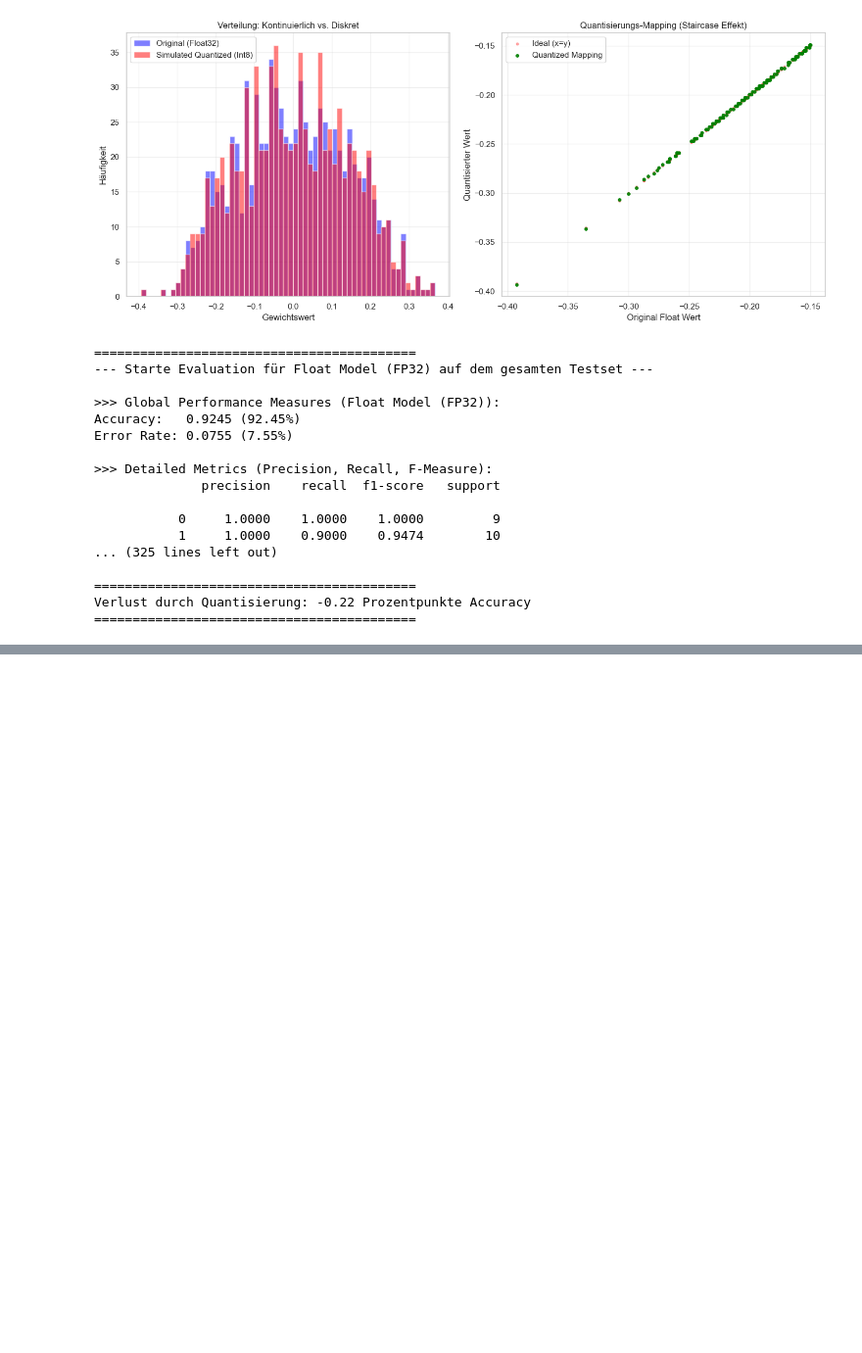
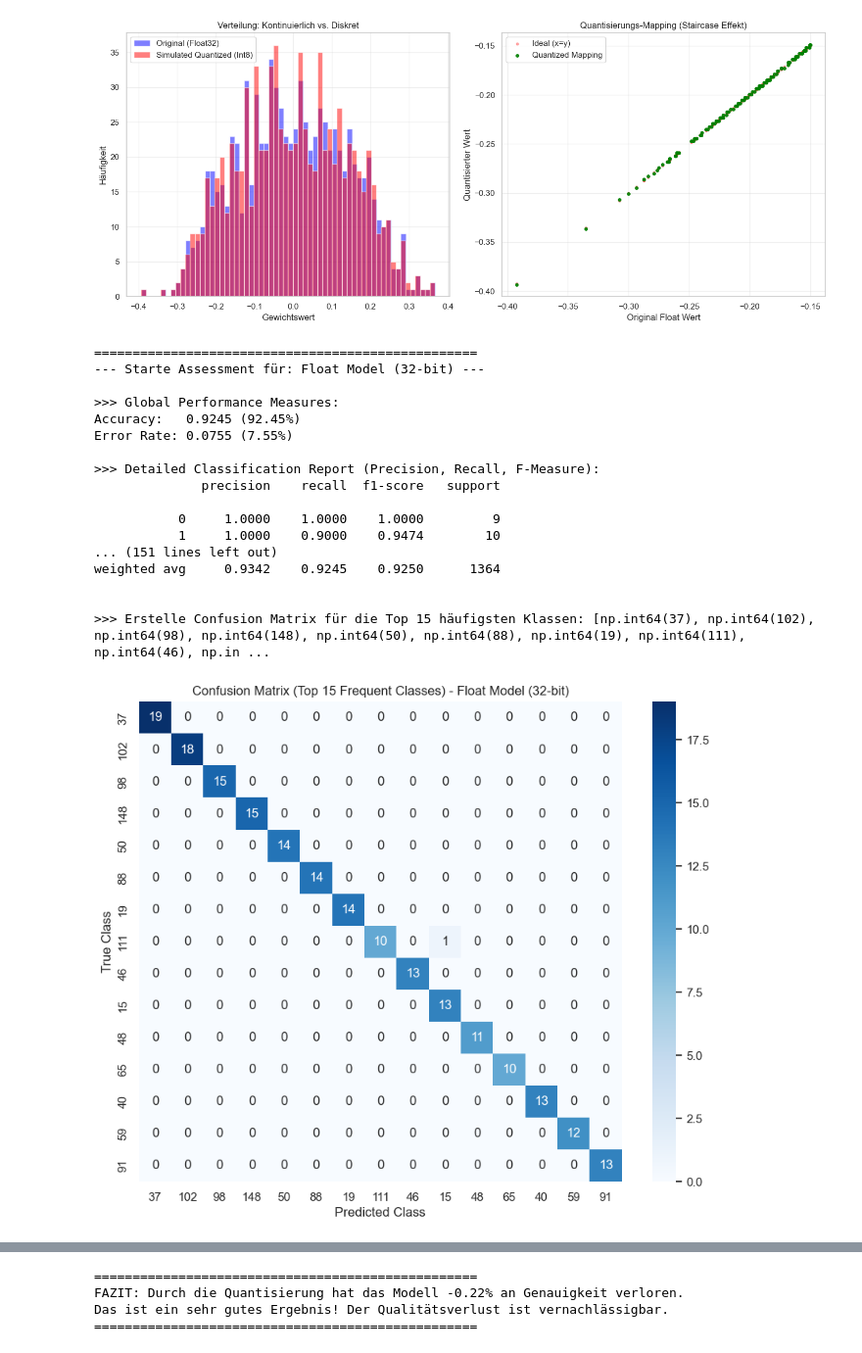
Before and after one commit to DomiTe/Forschungsprojekt, a Jupyter notebook: notebooks/03_quantization_visualization .ipynb, the cells around one changed output, grey strips where cells are left out. Shown at 98% size. Saved outputs shown, nothing was run; the diff lists cells and outputs as text; code cells hidden in the pictures; blank space fills up the shorter version.

Commit message:
update confusion matrix

```diff
--- a/notebooks/03_quantization_visualization .ipynb
+++ b/notebooks/03_quantization_visualization .ipynb
@@ -345,33 +371,43 @@ plt.show()
 # %% [output]
 [figure]
 # %%
-print("==========================================")
-acc_f, err_f = evaluate_classifier(f_model, test_loader, DEVICE, model_name="Float Model (FP32)")
+# 1. Daten laden (falls noch nicht geschehen)
+# train_loader, test_loader = get_data_loaders()
 
-# 2. Quantized Modell bewerten
-print("\n==========================================")
-acc_q, err_q = evaluate_classifier(q_model, test_loader, DEVICE, model_name="Quantized Model (INT8)")
+# 2. Bewertung durchführen
+# Annahme: 'model_f' ist dein Float-Modell, 'q_model' ist dein quantisiertes Modell
 
-# 3. Vergleich
-diff_acc = acc_f - acc_q
-print("\n==========================================")
-print(f"Verlust durch Quantisierung: {diff_acc*100:.2f} Prozentpunkte Accuracy")
-print("==========================================")
+print("==================================================")
+acc_float = assess_classification_performance(f_model, test_loader, DEVICE, model_name="Float Model (32-bit)")
+
+print("\n==================================================")
+acc_quant = assess_classification_performance(q_model, test_loader, DEVICE, model_name="Quantized Model (8-bit)")
+
+# 3. Fazit
+diff = acc_float - acc_quant
+print("\n==================================================")
+print(f"FAZIT: Durch die Quantisierung hat das Modell {diff*100:.2f}% an Genauigkeit verloren.")
+if diff < 0.01:
+    print("Das ist ein sehr gutes Ergebnis! Der Qualitätsverlust ist vernachlässigbar.")
+else:
+    print("Der Verlust ist spürbar. Eventuell muss das Retraining (QAT) länger laufen.")
+print("==================================================")
 # %% [output]
-==========================================
---- Starte Evaluation für Float Model (FP32) auf dem gesamten Testset ---
+==================================================
+--- Starte Assessment für: Float Model (32-bit) ---
 
->>> Global Performance Measures (Float Model (FP32)):
+>>> Global Performance Measures:
 Accuracy:   0.9245 (92.45%)
 Error Rate: 0.0755 (7.55%)
 
->>> Detailed Metrics (Precision, Recall, F-Measure):
+>>> Detailed Classification Report (Precision, Recall, F-Measure):
               precision    recall  f1-score   support
 
            0     1.0000    1.0000    1.0000         9
            1     1.0000    0.9000    0.9474        10
-... (325 lines left out)
+... (151 lines left out)
+weighted avg     0.9342    0.9245    0.9250      1364
 
-==========================================
-Verlust durch Quantisierung: -0.22 Prozentpunkte Accuracy
-==========================================
+
+>>> Erstelle Confusion Matrix für die Top 15 häufigsten Klassen: [np.int64(37), np.int64(102), np.int64(98), np.int64(148), np.int64(50), np.int64(88), np.int64(19), np.int64(111), np.int64(46), np.in ...
+[figure, added]
@@ -377,0 +432,4 @@ Verlust durch Quantisierung: -0.22 Prozentpunkte Accuracy
+==================================================
+FAZIT: Durch die Quantisierung hat das Modell -0.22% an Genauigkeit verloren.
+Das ist ein sehr gutes Ergebnis! Der Qualitätsverlust ist vernachlässigbar.
+==================================================
```
Also changed, not shown: parts of 2 cells of this notebook.
